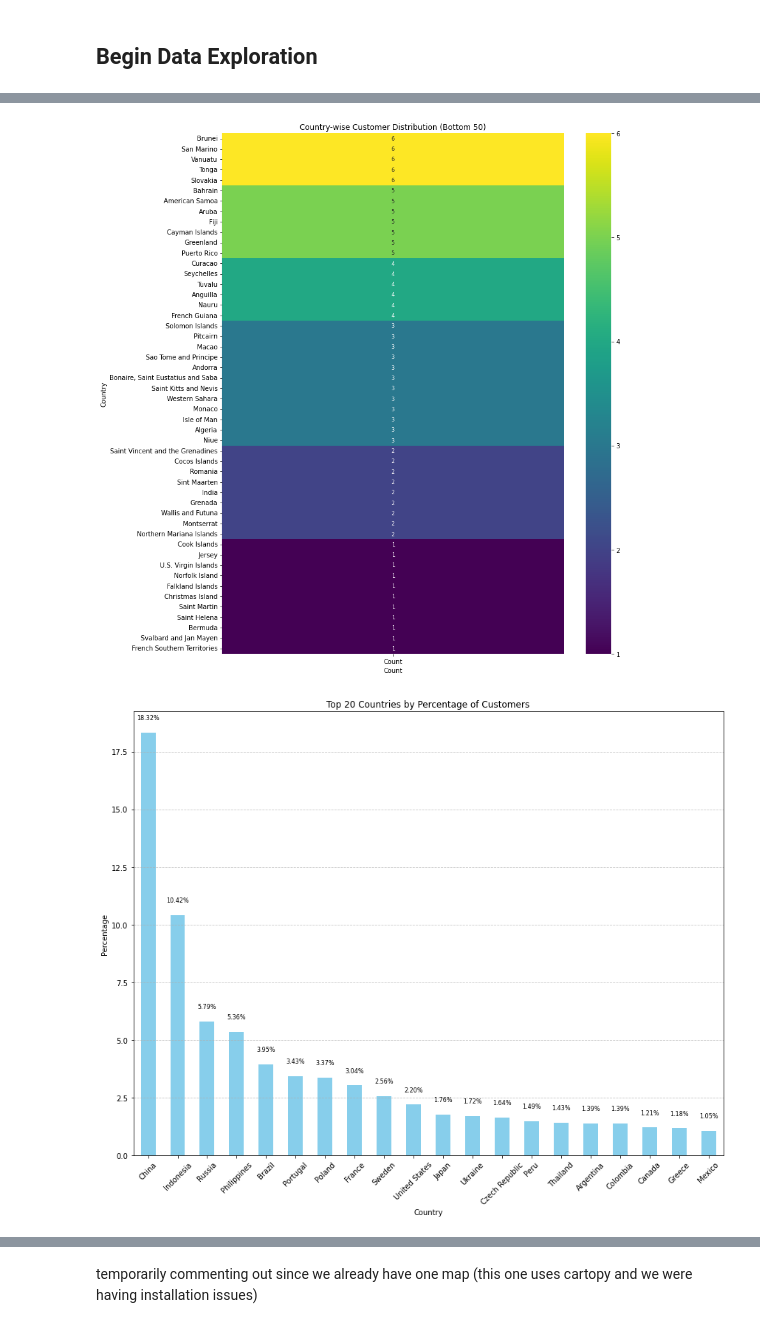
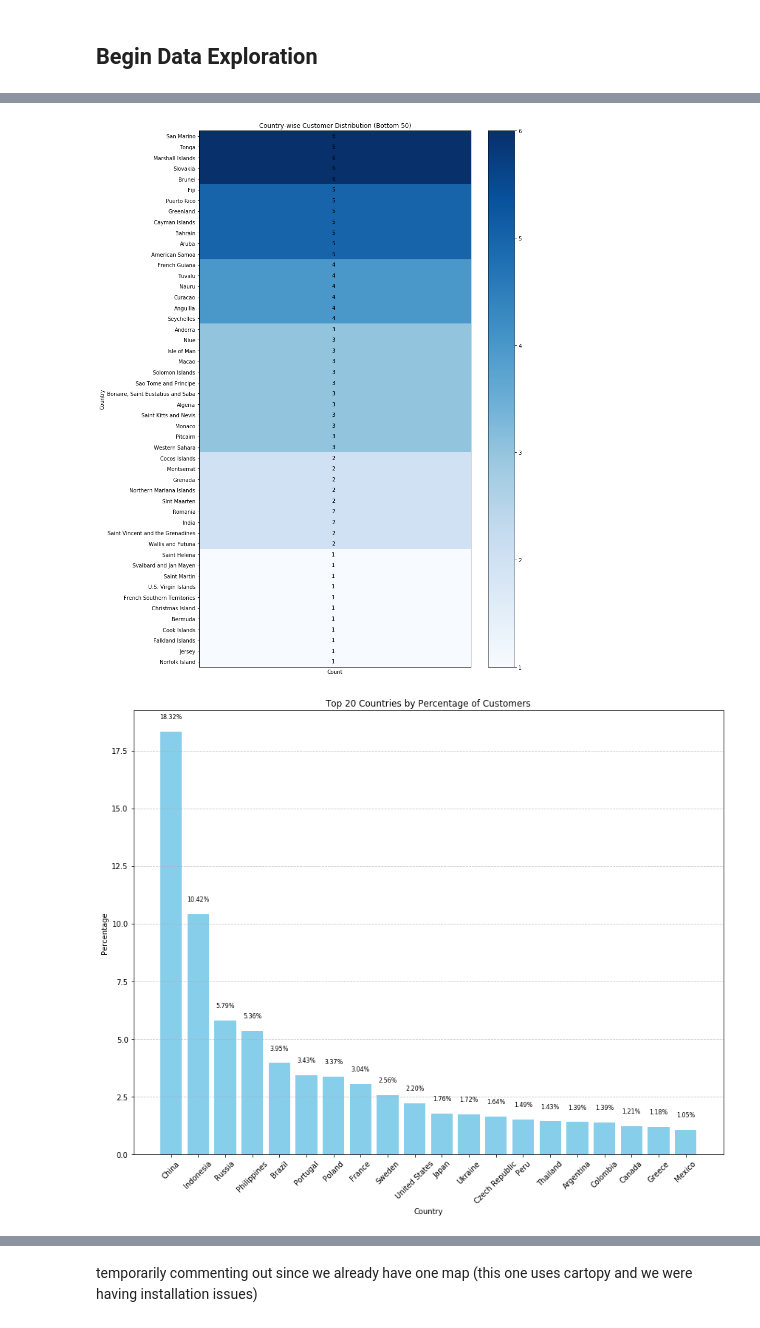
Before and after one commit to taradehdari/ads508-team6-project, a Jupyter notebook: datasets/customersegEDA.ipynb, the cells around one changed output, grey strips where cells are left out. Cells and saved outputs as stored; diff of their text form; code cells hidden in the pictures.

```diff
--- a/datasets/customersegEDA.ipynb
+++ b/datasets/customersegEDA.ipynb
@@ -713,11 +726,22 @@ top_n_countries = country_distribution.nlargest(50)
 # Create a DataFrame with country counts
 country_counts_df = pd.DataFrame({'Country': top_n_countries.index, 'Count': top_n_countries.values})
 
-# Plot heatmap
-plt.figure(figsize=(15, 12))
-sns.heatmap(country_counts_df.set_index('Country'), annot=True, fmt="d", cmap="viridis", annot_kws={"size": 8})
+# Plot horizontal heatmap
+plt.figure(figsize=(12, 15))
+
+# Create heatmap without using seaborn
+heatmap = plt.imshow(country_counts_df['Count'].values.reshape(-1, 1), cmap='Blues', aspect='auto')
+plt.yticks(ticks=np.arange(len(country_counts_df)), labels=country_counts_df['Country'])
+plt.xticks([])
 plt.title('Country-wise Customer Distribution (Top 50)')
+plt.ylabel('Country')
 plt.xlabel('Count')
-plt.ylabel('Country')
+
+# Add annotations with rotated text
+for i in range(len(country_counts_df)):
+    plt.text(0, i, str(country_counts_df['Count'].iloc[i]), ha='right', va='center', color='black')
+
+plt.colorbar(heatmap)
+plt.tight_layout()
 plt.show()
 # %% [output]
@@ -725,22 +749,33 @@ plt.show()
 # %%
+# Calculate country-wise customer distribution
+country_distribution = cust_seg_df['country'].value_counts()
+
 # Filter top N countries
 top_n_countries = country_distribution.nsmallest(50)
 
-# Create a DataFrame with country counts
-country_counts_df = pd.DataFrame({'Country': top_n_countries.index, 'Count': top_n_countries.values})
+# Create a DataFrame with country counts and reverse the order
+country_counts_df = pd.DataFrame({'Country': top_n_countries.index, 'Count': top_n_countries.values})[::-1]
 
-# Reverse the order of the DataFrame
-country_counts_df = country_counts_df[::-1]
+# Plot horizontal heatmap
+plt.figure(figsize=(12, 15))
 
-# Plot heatmap
-plt.figure(figsize=(12, 15))
-sns.heatmap(country_counts_df.set_index('Country'), annot=True, fmt="d", cmap="viridis", annot_kws={"size": 8})
+# Create heatmap without using seaborn
+heatmap = plt.imshow(country_counts_df['Count'].values.reshape(-1, 1), cmap='Blues', aspect='auto')
+plt.yticks(ticks=np.arange(len(country_counts_df)), labels=country_counts_df['Country'])
+plt.xticks([])
 plt.title('Country-wise Customer Distribution (Bottom 50)')
+plt.ylabel('Country')
 plt.xlabel('Count')
-plt.ylabel('Country')
+
+# Add annotations with rotated text
+for i in range(len(country_counts_df)):
+    plt.text(0, i, str(country_counts_df['Count'].iloc[i]), ha='right', va='center', color='black')
+
+plt.colorbar(heatmap)
+plt.tight_layout()
 plt.show()
 # %% [output]
-[figure, old version]
+[figure, new version]
 # %%
 # Calculate country-wise customer distribution
 country_distribution = cust_seg_df['country'].value_counts()
@@ -753,7 +788,7 @@ top_20_countries = percentage_distribution.nlargest(20)
 
 # Plot top 20 countries
 plt.figure(figsize=(12, 10))
-top_20_countries.plot(kind='bar', color='skyblue')
+bars = plt.bar(x=top_20_countries.index, height=top_20_countries.values, color='skyblue')
 plt.title('Top 20 Countries by Percentage of Customers')
 plt.xlabel('Country')
 plt.ylabel('Percentage')
@@ -761,13 +796,13 @@ plt.xticks(rotation=45)
 plt.grid(axis='y', linestyle='--', alpha=0.7)
 
 # Annotate each bar with its percentage
-for i, percentage in enumerate(top_20_countries):
-    plt.text(i, percentage + 0.5, f'{percentage:.2f}%', ha='center', va='bottom', fontsize=8)
+for bar, percentage in zip(bars, top_20_countries):
+    plt.text(bar.get_x() + bar.get_width() / 2, bar.get_height() + 0.5, f'{percentage:.2f}%', ha='center', va='bottom', fontsize=8)
 
 plt.tight_layout()
 plt.show()
 # %% [output]
-[figure, old version]
+[figure, new version]
 # %%
 # Language Analysis
 language_distribution = cust_seg_df['language'].value_counts()
```
Also changed, not shown: parts of 10 cells of this notebook.
